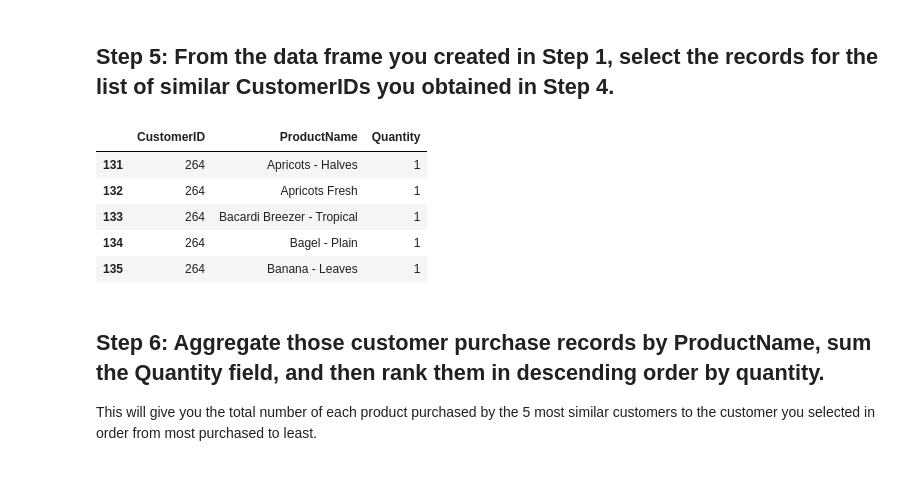
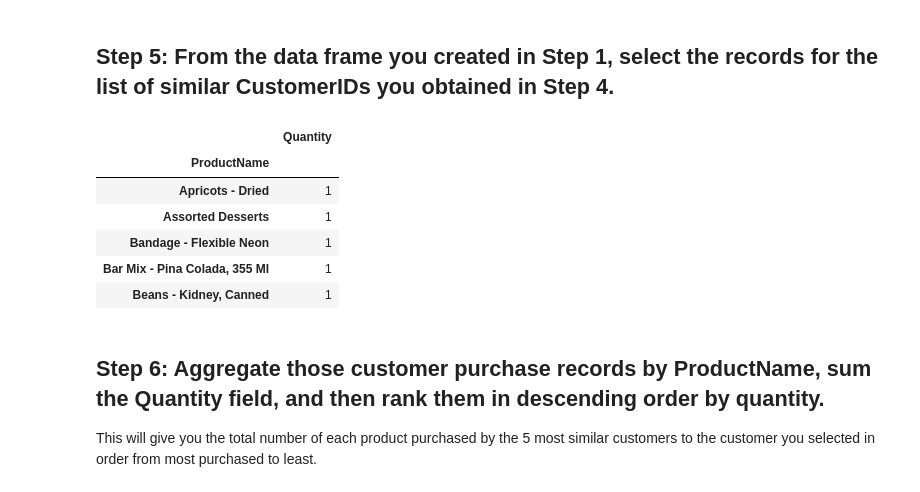
Before and after one commit to hector-moreno/datamad0119, a Jupyter notebook: module-2/lab-intro-recommender-systems/your-code/main.ipynb, the cells around one changed output. Cells and saved outputs as stored; diff of their text form; code cells hidden in the pictures.

```diff
--- a/module-2/lab-intro-recommender-systems/your-code/main.ipynb
+++ b/module-2/lab-intro-recommender-systems/your-code/main.ipynb
@@ -89,16 +100,20 @@ similar
 # %% [markdown]
 ## Step 5: From the data frame you created in Step 1, select the records for the list of similar CustomerIDs you obtained in Step 4.
-# %%
-
-newDf = dataGroup.loc[dataGroup['CustomerID'].isin(similar)]
-newDf.head()
-# %% [output]
-|  | CustomerID | ProductName | Quantity |
-| 131 | 264 | Apricots - Halves | 1 |
-| 132 | 264 | Apricots Fresh | 1 |
-| 133 | 264 | Bacardi Breezer - Tropical | 1 |
-| 134 | 264 | Bagel - Plain | 1 |
-| 135 | 264 | Banana - Leaves | 1 |
+# %%
+recommendations = dataGroup.copy()
+
+listSim=[recommendations.loc[name] for name, score in dict(similarities).items()]
+
+newDf = pd.concat(listSim)
+newDf.head()
+# %% [output]
+|  | Quantity |
+| ProductName |  |
+| Apricots - Dried | 1 |
+| Assorted Desserts | 1 |
+| Bandage - Flexible Neon | 1 |
+| Bar Mix - Pina Colada, 355 Ml | 1 |
+| Beans - Kidney, Canned | 1 |
 # %% [markdown]
 ## Step 6: Aggregate those customer purchase records by ProductName, sum the Quantity field, and then rank them in descending order by quantity.
 
```
Also changed, not shown: parts of 14 cells of this notebook.
